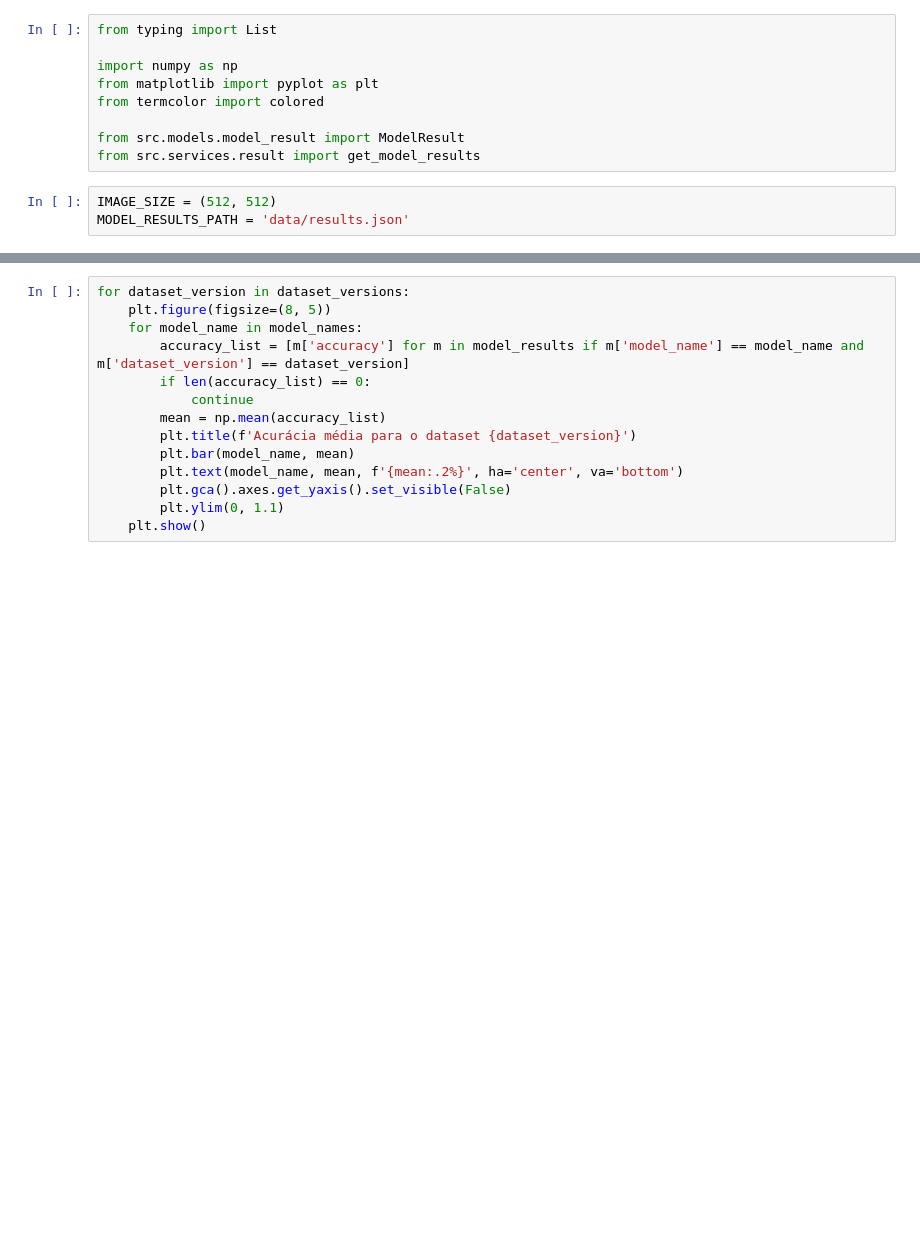
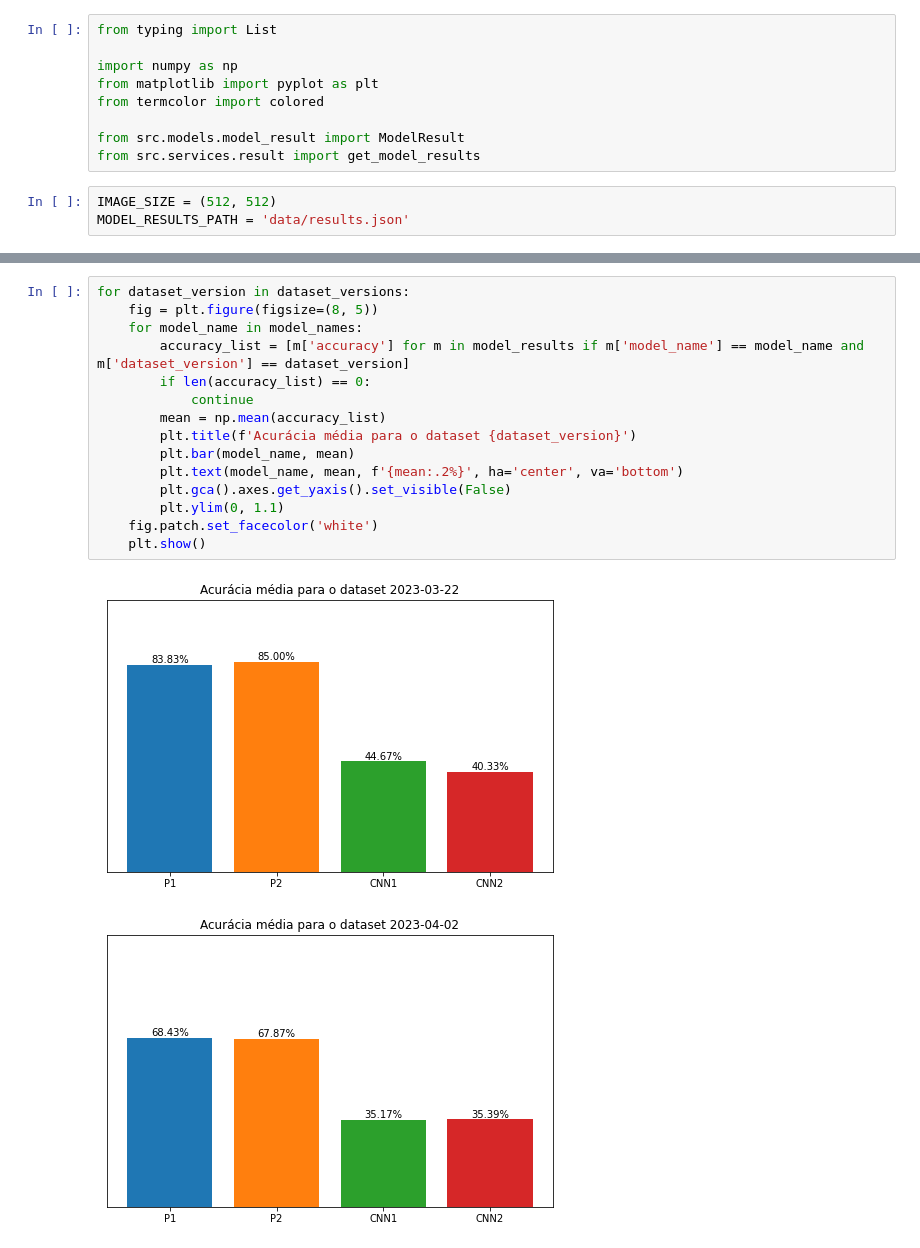
Before and after one commit to luanws/TCC, a Jupyter notebook: ai/jupyter_notebooks/geometric_figures/results_analysis.ipynb, the cells around one changed output, grey strips where cells are left out. Drawn from its saved outputs; the diff is of its cells as text; blank space fills up the shorter version.

```diff
--- a/ai/jupyter_notebooks/geometric_figures/results_analysis.ipynb
+++ b/ai/jupyter_notebooks/geometric_figures/results_analysis.ipynb
@@ -22,14 +25,18 @@ print(f'{colored("Dataset versions:", "cyan")} {", ".join(dataset_versions)}')
 # %%
 for dataset_version in dataset_versions:
-    plt.figure(figsize=(8, 5))
+    fig = plt.figure(figsize=(8, 5))
     for model_name in model_names:
         accuracy_list = [m['accuracy'] for m in model_results if m['model_name'] == model_name and m['dataset_version'] == dataset_version]
         if len(accuracy_list) == 0:
             continue
         mean = np.mean(accuracy_list)
         plt.title(f'Acurácia média para o dataset {dataset_version}')
         plt.bar(model_name, mean)
         plt.text(model_name, mean, f'{mean:.2%}', ha='center', va='bottom')
         plt.gca().axes.get_yaxis().set_visible(False)
         plt.ylim(0, 1.1)
+    fig.patch.set_facecolor('white')
     plt.show()
+# %% [output]
+[figure, added]
+[figure, added]
```
Also changed, not shown: parts of 4 cells of this notebook.
